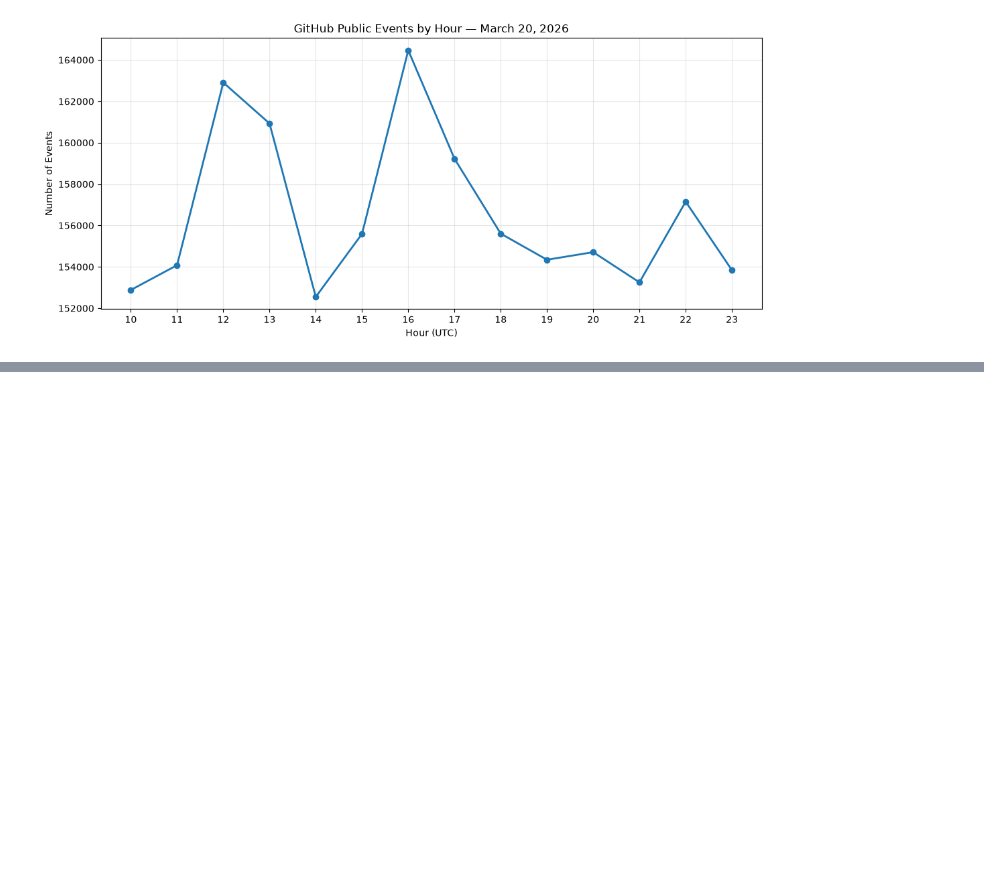
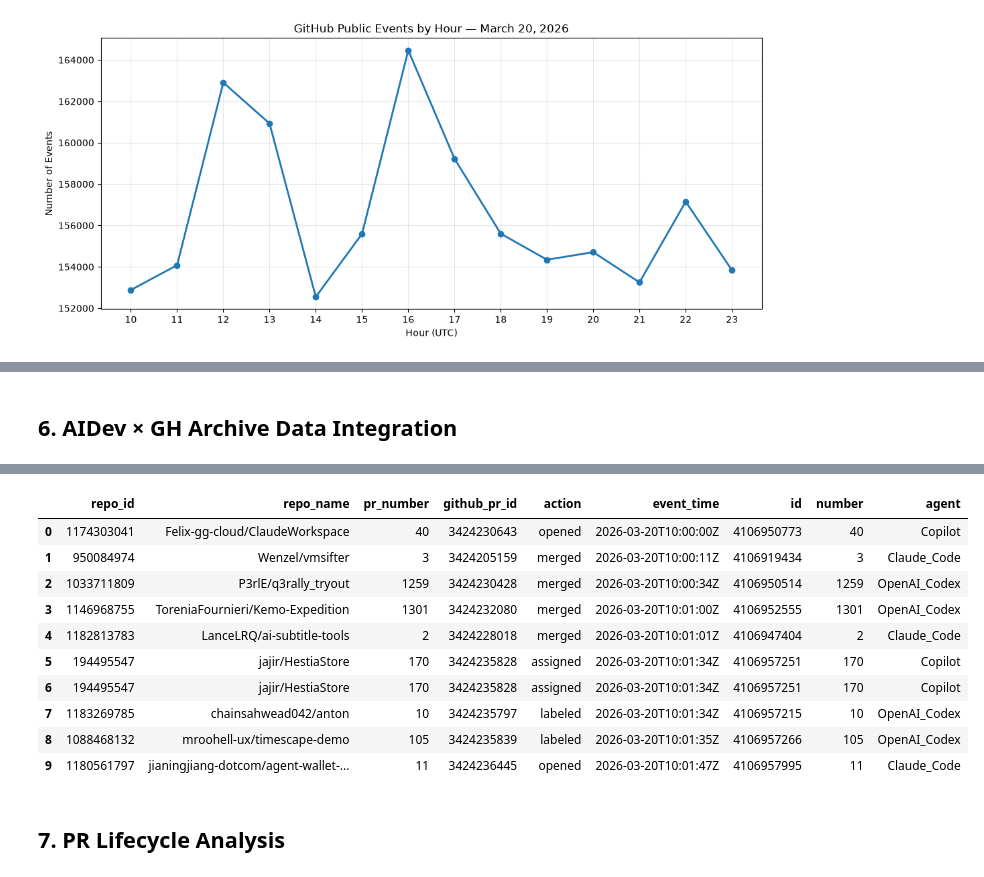
Before and after one commit to Huabxyz/github-learning, a Jupyter notebook: GHArchive_AIDev_Exploration.ipynb, the cells around one changed output, grey strips where cells are left out. Drawn from its saved outputs; the diff is of its cells as text; code cells hidden in the pictures; blank space fills up the shorter version.

```diff
--- a/GHArchive_AIDev_Exploration.ipynb
+++ b/GHArchive_AIDev_Exploration.ipynb
@@ -3,7 +36,7 @@ import gzip
 import json
 from pathlib import Path
 
-file_path = Path.home() / "Desktop/GHArchive_Practice/2026-03-20-12.json.gz"
+file_path = Path.home() / "Desktop/AIDev & GH Archive — Exploratory Data Analysis/GHArchive_Practice/2026-03-20-12.json.gz"
 
 with gzip.open(file_path, "rt", encoding="utf-8") as f:
     first_event = json.loads(f.readline())
@@ -377,0 +1039,17 @@ plt.show()
+# %%
+import fsspec
+import pyarrow.parquet as pq
+
+# 使用独立变量名，避免被其他代码覆盖
+aidev_parquet_url = (
+    "https://huggingface.co/datasets/"
+    "hao-li/AIDev/resolve/v5/all_pull_request.parquet"
+)
+
+fs = fsspec.filesystem("http")
+
+with fs.open(aidev_parquet_url, "rb") as f:
+    pf = pq.ParquetFile(f)
+
+    print("Total rows:", pf.metadata.num_rows)
+    print("Row groups:", pf.num_row_groups)
@@ -377,0 +1111,48 @@ plt.show()
+# %% [markdown]
+## 6. AIDev × GH Archive Data Integration
+# %%
+# 1. 清理缺失的 Repository ID
+aidev_clean = df_aidev_join.dropna(
+    subset=["repo_id", "number"]
+).copy()
+
+# 2. 统一关联字段的数据类型
+aidev_clean["repo_id"] = aidev_clean["repo_id"].astype("int64")
+aidev_clean["number"] = aidev_clean["number"].astype("int64")
+
+df_gh_pr["repo_id"] = df_gh_pr["repo_id"].astype("int64")
+df_gh_pr["pr_number"] = df_gh_pr["pr_number"].astype("int64")
+
+# 3. 检查 AIDev 中组合键是否唯一
+duplicates = aidev_clean.duplicated(
+    subset=["repo_id", "number"]
+).sum()
+
+print("Duplicate AIDev join keys:", duplicates)
+
+# 4. 正式进行 Data Join
+df_matched = df_gh_pr.merge(
+    aidev_clean,
+    left_on=["repo_id", "pr_number"],
+    right_on=["repo_id", "number"],
+    how="inner",
+    validate="many_to_one"
+)
+
+# 5. 输出匹配结果
+print("Matched event rows:", len(df_matched))
+
+print(
+    "Matched unique PRs:",
+    df_matched[["repo_id", "pr_number"]]
+    .drop_duplicates()
+    .shape[0]
+)
+
+print("\nMatched Agent distribution:")
+print(df_matched.drop_duplicates(
+    ["repo_id", "pr_number"]
+)["agent"].value_counts())
+
+display(df_matched.head(10))
+# %% [output]
@@ -377,0 +1172,13 @@ plt.show()
+|  | repo_id | repo_name | pr_number | github_pr_id | action | event_time | id | number | agent |
+| 0 | 1174303041 | Felix-gg-cloud/ClaudeWorkspace | 40 | 3424230643 | opened | 2026-03-20T10:00:00Z | 4106950773 | 40 | Copilot |
+| 1 | 950084974 | Wenzel/vmsifter | 3 | 3424205159 | merged | 2026-03-20T10:00:11Z | 4106919434 | 3 | Claude_Code |
+| 2 | 1033711809 | P3rlE/q3rally_tryout | 1259 | 3424230428 | merged | 2026-03-20T10:00:34Z | 4106950514 | 1259 | OpenAI_Codex |
+| 3 | 1146968755 | ToreniaFournieri/Kemo-Expedition | 1301 | 3424232080 | merged | 2026-03-20T10:01:00Z | 4106952555 | 1301 | OpenAI_Codex |
+| 4 | 1182813783 | LanceLRQ/ai-subtitle-tools | 2 | 3424228018 | merged | 2026-03-20T10:01:01Z | 4106947404 | 2 | Claude_Code |
+| 5 | 194495547 | jajir/HestiaStore | 170 | 3424235828 | assigned | 2026-03-20T10:01:34Z | 4106957251 | 170 | Copilot |
+| 6 | 194495547 | jajir/HestiaStore | 170 | 3424235828 | assigned | 2026-03-20T10:01:34Z | 4106957251 | 170 | Copilot |
+| 7 | 1183269785 | chainsahwead042/anton | 10 | 3424235797 | labeled | 2026-03-20T10:01:34Z | 4106957215 | 10 | OpenAI_Codex |
+| 8 | 1088468132 | mroohell-ux/timescape-demo | 105 | 3424235839 | labeled | 2026-03-20T10:01:35Z | 4106957266 | 105 | OpenAI_Codex |
+| 9 | 1180561797 | jianingjiang-dotcom/agent-wallet-... | 11 | 3424236445 | opened | 2026-03-20T10:01:47Z | 4106957995 | 11 | Claude_Code |
+# %% [markdown]
+## 7. PR Lifecycle Analysis
```
Also changed, not shown: parts of 42 cells of this notebook.
